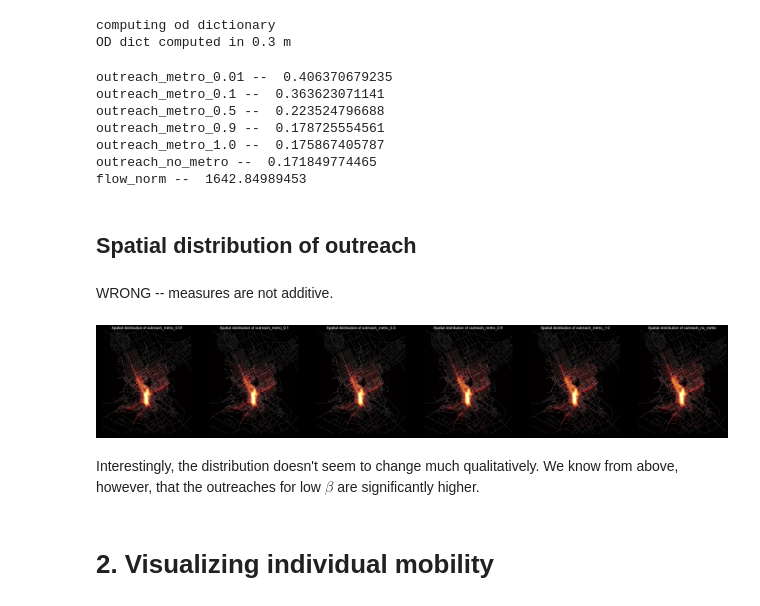
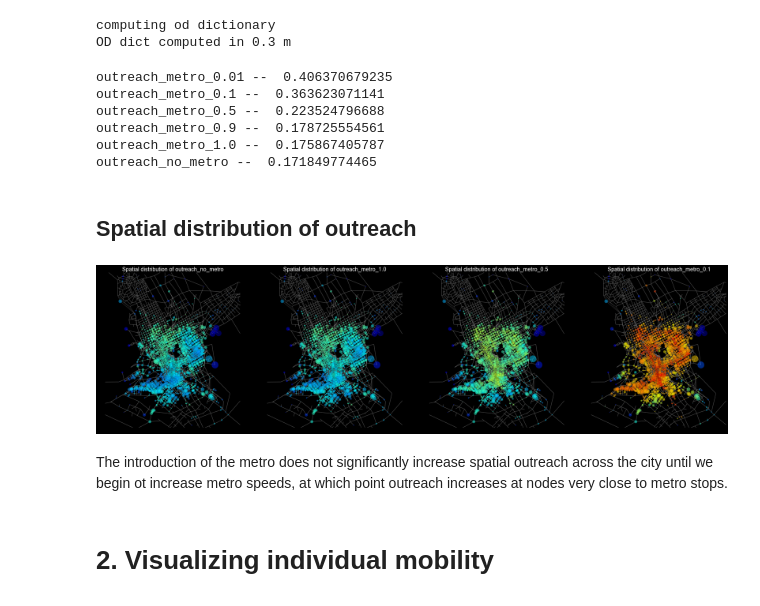
Before and after one commit to PhilChodrow/riyadh_multiplex, a Jupyter notebook: spatial_outreach.ipynb, the cells around one changed output. Cells and saved outputs as stored; diff of their text form; code cells hidden in the pictures.

Commit message:
added bubble_plot to viz and spatial outreach analysis

```diff
--- a/spatial_outreach.ipynb
+++ b/spatial_outreach.ipynb
@@ -163,7 +163,8 @@ computing od dictionary
 OD dict computed in 0.3 m
 # %%
 for col in df:
-    print col + ' --  ' + str(np.average(df[col], weights = df['flow_norm']))
+    if col != 'id' and col != 'flow_norm':
+        print col + ' --  ' + str(np.average(df[col], weights = df['flow_norm']))
 # %% [output]
 outreach_metro_0.01 --  0.406370679235
 outreach_metro_0.1 --  0.363623071141
@@ -171,4 +172,3 @@ outreach_metro_0.5 --  0.223524796688
 outreach_metro_0.9 --  0.178725554561
 outreach_metro_1.0 --  0.175867405787
 outreach_no_metro --  0.171849774465
-flow_norm --  1642.84989453
@@ -177,4 +175,2 @@ del df['flow_norm']
 # %% [markdown]
 ## Spatial distribution of outreach
-# %% [markdown]
-WRONG -- measures are not additive.
@@ -181,33 +184,32 @@ WRONG -- measures are not additive.
 # %%
 G = multi.as_graph()
 
-n = len(df.columns.values.tolist())
+attrs = ['outreach_no_metro', 'outreach_metro_1.0', 'outreach_metro_0.5', 'outreach_metro_0.1']
+n = len(attrs)
 fig = plt.figure(figsize = (n*10,10))
 
 i = 1
 
-for col in df:
+# for col in df:
+for attr in attrs:
     ax = fig.add_subplot(1,n,i)
     i += 1
 
-    viz.spatial_plot(G,
-                     attr = col,
-                     ax = ax,
-                     layer = 'taz')
+    viz.bubble_plot(G, size = 'population', color = attr, size_factor = 0.05, ax = ax, vmax = .5, cmap = 'jet', alpha = .5)
 
     xlim = (46.4167, 47.0167)
     ylim = (24.4333, 25.0333)
     ax.set(xlim = xlim, ylim = ylim)
 
-    plt.title('Spatial distribution of ' + col,
+    plt.title('Spatial distribution of ' + attr,
               color = 'w',
               fontsize = 20)
 
 fig.set_facecolor("#000000")
 # %% [output]
-[figure, old version]
+[figure, new version]
-# %% [markdown]
-Interestingly, the distribution doesn't seem to change much qualitatively. We know from above, however, that the outreaches for low $\beta$ are significantly higher.
+# %% [markdown]
+The introduction of the metro does not significantly increase spatial outreach across the city until we begin ot increase metro speeds, at which point outreach increases at nodes very close to metro stops.
 # %% [markdown]
 # 2. Visualizing individual mobility
 # %% [markdown]
```
Also changed, not shown: parts of 4 cells of this notebook, 2 other files.
